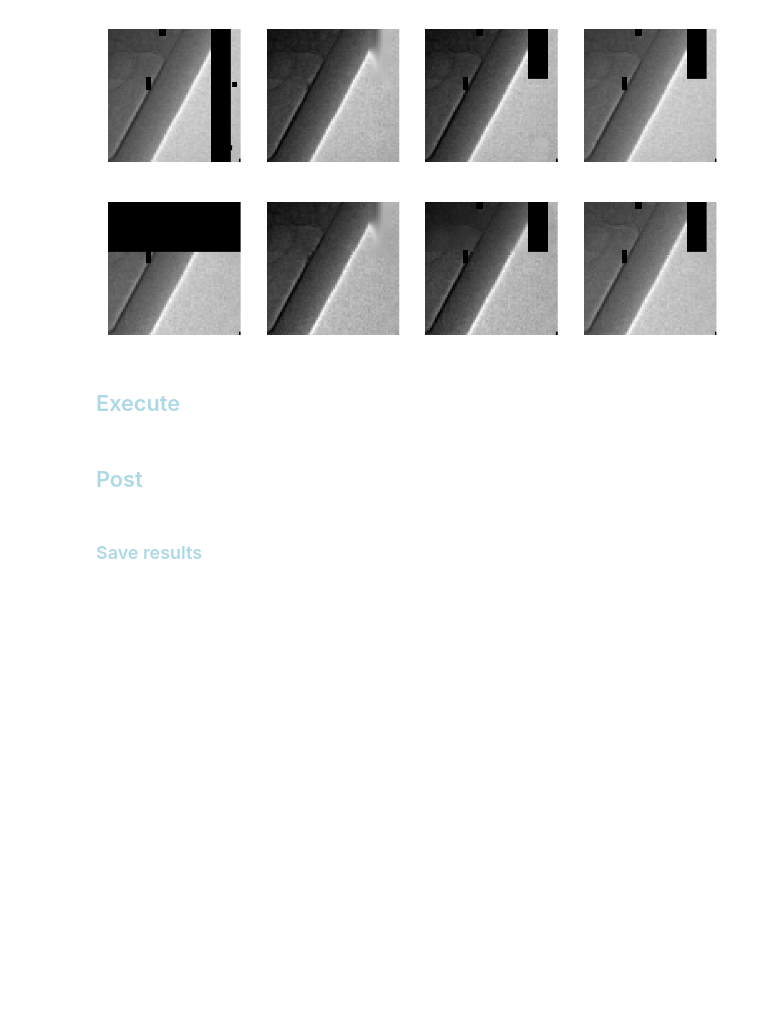
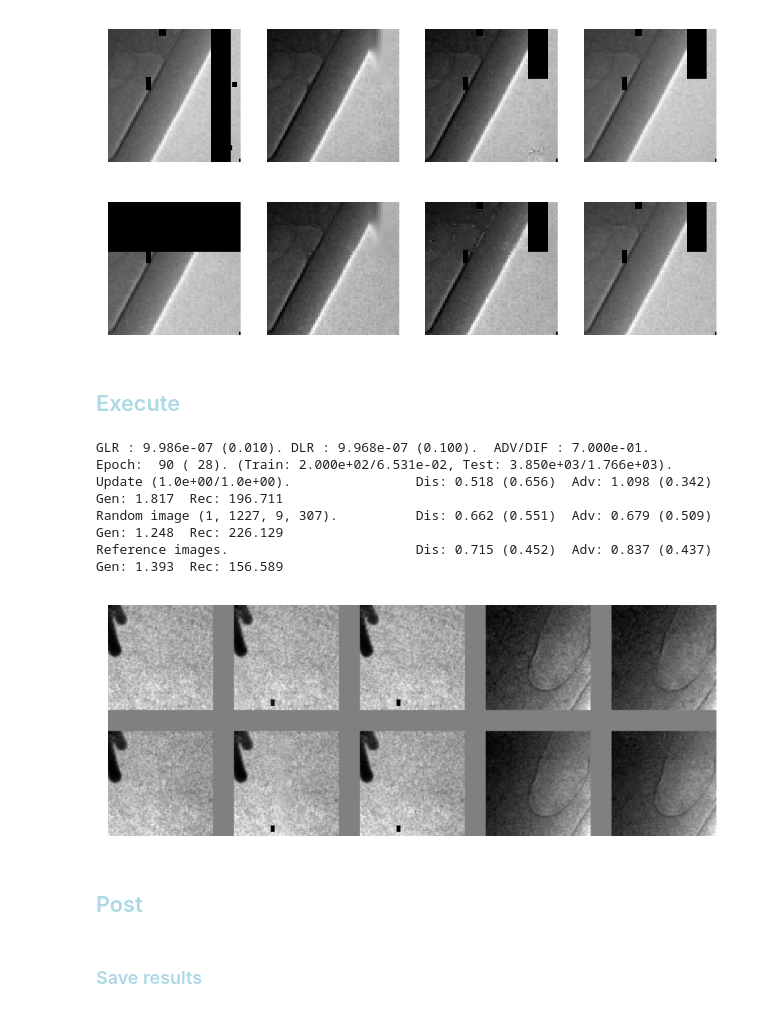
Before and after one commit to antonmx/shiftpatch, a Jupyter notebook: shiftpatch_dj0.ipynb, the cells around one changed output. Drawn from its saved outputs; the diff is of its cells as text; code cells hidden in the pictures; blank space fills up the shorter version.

```diff
--- a/shiftpatch_dj0.ipynb
+++ b/shiftpatch_dj0.ipynb
@@ -157,7 +226,6 @@ sg.optimizer_D = sg.createOptimizer(sg.discriminator, sg.TCfg.learningRateD)
 # %%
 sg.noAdv = True
 
-sg.MSSSIM = ssim.MS_SSIM(data_range=2.0, size_average=False, channel=1, win_size=1)
 #sg.normTestRec, sg.normTestMSE, sg.normTestL1L = sg.summarizeSet(sg.testLoader)[0:3]
 #print(f"{sg.normTestRec:.3e}, {sg.normTestMSE:.3e}, {sg.normTestL1L:.3e}")
 #sg.normRec, sg.normMSE, sg.normL1L = sg.summarizeSet(
@@ -166,8 +234,8 @@ sg.MSSSIM = ssim.MS_SSIM(data_range=2.0, size_average=False, channel=1, win_size
 #                                                num_workers=sg.TCfg.loaderWorkers))[0:3]
 #print(f"{sg.normRec:.3e}, {sg.normMSE:.3e}, {sg.normL1L:.3e}")
 
-sg.normTestRec, sg.normTestMSE, sg.normTestL1L = 2.027e-05, 6.187e-04, 1.381e-02
-sg.normRec, sg.normMSE, sg.normL1L = 1.930e-04, 4.060e-03, 3.841e-02
+sg.normTestRec, sg.normTestMSE, sg.normTestL1L = 10 *2.027e-05, 6.187e-04, 1.381e-02
+sg.normRec, sg.normMSE, sg.normL1L = 10 * 1.930e-04, 4.060e-03, 3.841e-02
 
 
 # SSIM:   bs0 4.463e-02, 1.044e-02 # bsMean 4.503e-02, 1.025e-02 # bs- 4.448e-02, 1.028e-02 # mskMean 4.739e-02, 1.078e-02
@@ -175,6 +243,9 @@ sg.normRec, sg.normMSE, sg.normL1L = 1.930e-04, 4.060e-03, 3.841e-02
 
 #Summary. Rec: 2.175e-02, MSE: 9.926e-02, L1L: 2.442e-01, Dis: 0.000 (0.000), Adv: 0.000 (0.000), Gen: 0.000e+00.
 
+#def my_loss_Rec(p_true, p_pred, masks):
+#sg.loss_Rec = my_loss_Rec
+
 sg.noAdv = False
 # %% [markdown]
 ## <font style="color:lightblue">Restore checkpoint</font>
@@ -188,10 +259,10 @@ sg.writer = sg.createWriter(sg.TCfg.logDir, True)
 
 sg.scheduler_G.gamma = 1-0.005
 sg.scheduler_D.gamma = 1-0.005
-#sg.optimizer_G.step()
+sg.optimizer_G.step()
 #sg.optimizer_D.step()
 #torch.optim.lr_scheduler.LambdaLR(sg.optimizer_G, lambda epoch: 0.1).step()
-#torch.optim.lr_scheduler.LambdaLR(sg.optimizer_D, lambda epoch: 0.1).step()
+#torch.optim.lr_scheduler.LambdaLR(sg.optimizer_D, lambda epoch: 0.05).step()
 
 #sg.startFrom = 0
 #sg.epoch, sg.imer, sg.minGEpoch, sg.minGdLoss, sg.startFrom = 0, 0, 0, 1, 0
@@ -231,10 +302,8 @@ sg.freeGPUmem()
 #torch.autograd.set_detect_anomaly(True)
 
 
-#sg.minRecTest, sg.minRecTrain = 1, 1
-sg.noAdv = True
-sg.ADV_DIF = 0 # 1e-2 # 0.008108
-sg.SSIM_MSE = 1-2e-5
+sg.noAdv = False
+sg.ADV_DIF = 0.7
 
 #skipThresholdDis = 0.02
 #def my_trainDis(locs) :
@@ -253,42 +322,49 @@ sg.SSIM_MSE = 1-2e-5
 #sg.trainGen = my_trainGen
 
 
 
 
 def my_beforeReport(sglocals) :
     #global forceGen
     #if abs(sglocals['updAcc'].predReal - sglocals['updAcc'].predFake) > 0.01 :
     #    forceGen = False
     #    if not os.path.isfile("prime_0_dis.pt") :
     #        sg.saveModels("prime_0")
     #return
     message = ""
-    message += "G" + sg.adjustScheduler(sg.scheduler_G, sg.TCfg.learningRateG, 0.1)
-    #message += "D" + adjustScheduler(sg.scheduler_D, sg.TCfg.learningRateD, 0.1)
-    message += f" SSIM/MSE : {1-sg.SSIM_MSE:.5e}."
-    #sg.SSIM_MSE = max(1-3e-4, sg.SSIM_MSE * (1-1e-5) )
+    message += "G" + sg.adjustScheduler(sg.scheduler_G, sg.TCfg.learningRateG, 0.01)
+    message += "D" + sg.adjustScheduler(sg.scheduler_D, sg.TCfg.learningRateD, 0.1)
+    message += f" ADV/DIF : {sg.ADV_DIF:.3e}."
+    sg.ADV_DIF = min(0.7, sg.ADV_DIF*(1+0.005))
+    #message += f" SSIM/MSE : {1-sg.SSIM_MSE:.5e}."
+    #sg.SSIM_MSE = min(1-4e-5, 1-0.981 * (1-sg.SSIM_MSE) )
     #sg.writer.add_scalars("SSIM_MSE", {'val': 1 - sg.SSIM_MSE }, sg.imer )
-    sg.SSIM_MSE = min(1-2e-4, 1-0.981 * (1-sg.SSIM_MSE) )
-    sg.writer.add_scalars("SSIM_MSE", {'val': 1 - sg.SSIM_MSE }, sg.imer )
     with open(f"message_{sg.TCfg.exec}.txt", 'a') as file:
         file.write(message + "\n")
     print(message)
     return
-#sg.beforeReport = my_beforeReport
+sg.beforeReport = my_beforeReport
 
 #sg.TCfg.loaderWorkers = 0 # for debug single threaded
 try :
     sg.train(savedCheckPoint)
 except :
     #del sg.dataLoader
     #del sg.testLoaderrelo
     sg.freeGPUmem()
     1/10 # to release Jupyuter memory in the next step
     sg.epoch -= 1
     raise
 
-# From scratch
-# ADV_DIF = 0, SSIM_MSE = 1-2e-5, LR = 1e-4
+# From scratch; minimal diff
+# ADV_DIF = 0.5, gLR = 1e-4
+# %% [output]
+GLR : 9.986e-07 (0.010). DLR : 9.968e-07 (0.100).  ADV/DIF : 7.000e-01.
+Epoch:  90 ( 28). (Train: 2.000e+02/6.531e-02, Test: 3.850e+03/1.766e+03).
+Update (1.0e+00/1.0e+00).                Dis: 0.518 (0.656)  Adv: 1.098 (0.342)  Gen: 1.817  Rec: 196.711
+Random image (1, 1227, 9, 307).          Dis: 0.662 (0.551)  Adv: 0.679 (0.509)  Gen: 1.248  Rec: 226.129
+Reference images.                        Dis: 0.715 (0.452)  Adv: 0.837 (0.437)  Gen: 1.393  Rec: 156.589
+[figure, added]
 # %% [markdown]
 ## <font style="color:lightblue">Post</font>
 # %%
```
Also changed, not shown: parts of 5 cells of this notebook, 2 other files.
